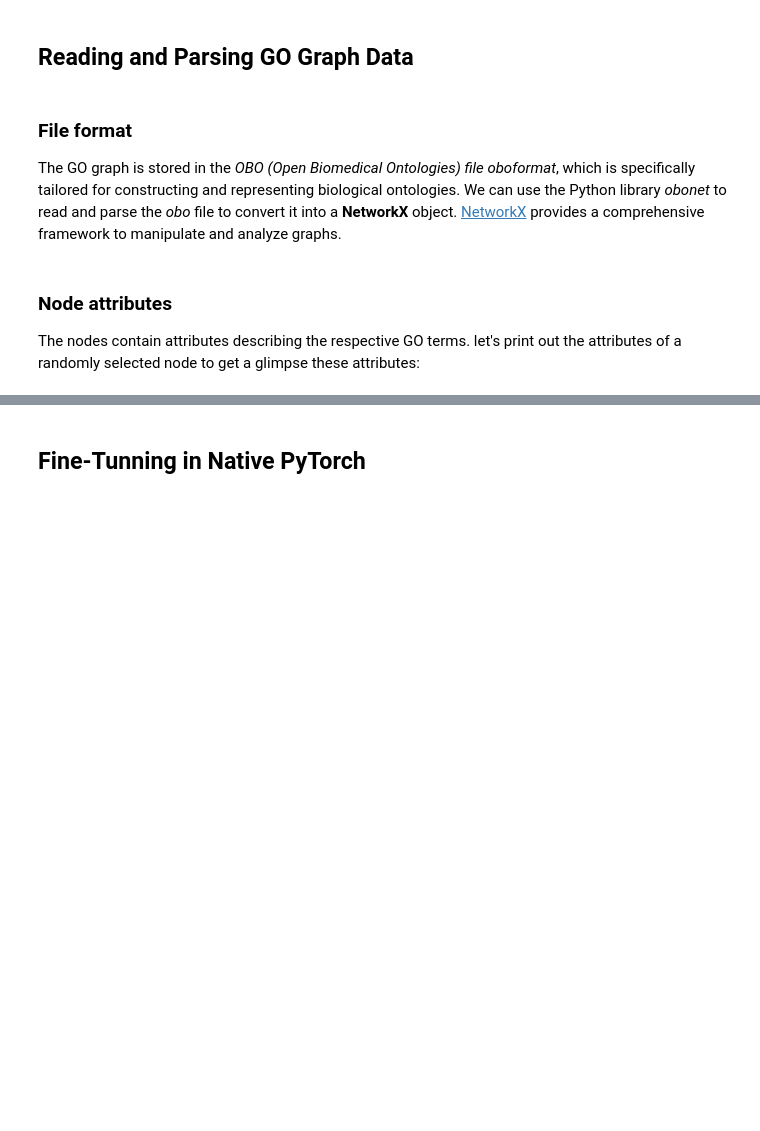
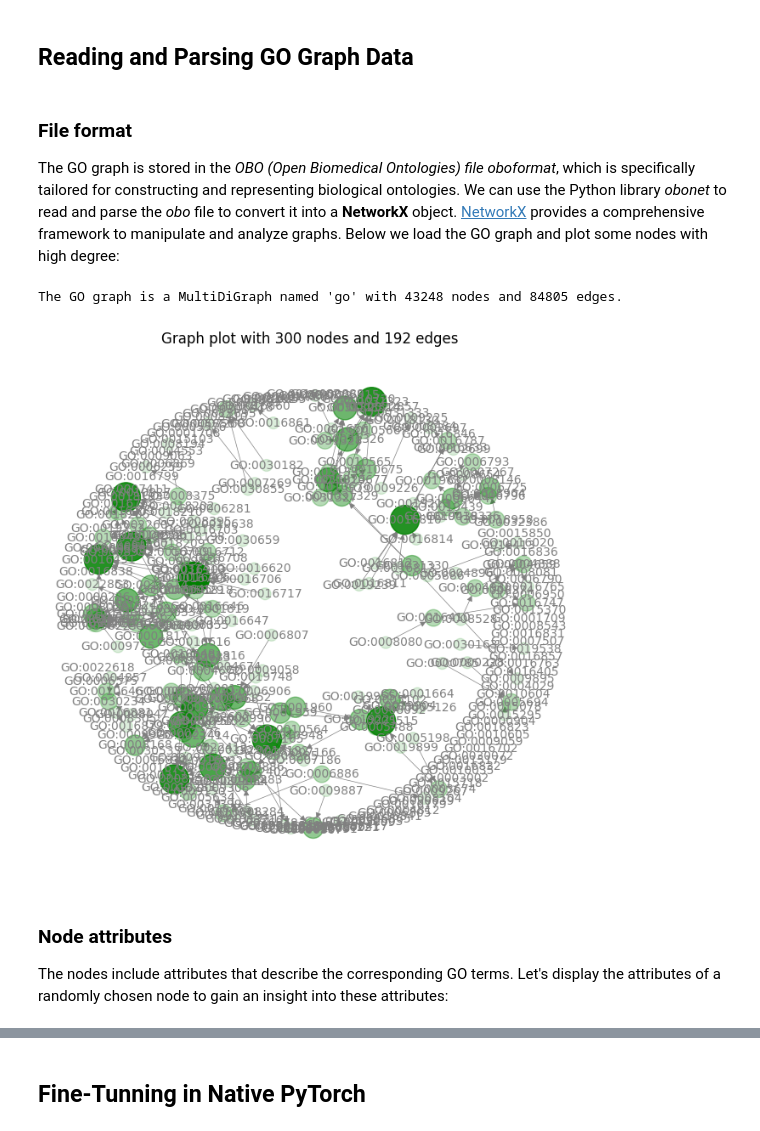
Before and after one commit to matiollipt/GO-graph-definition-text-transformer, a Jupyter notebook: transformer_main.ipynb, the cells around one changed output, grey strips where cells are left out. Drawn from its saved outputs; the diff is of its cells as text; code cells hidden in the pictures; blank space fills up the shorter version.

```diff
--- a/transformer_main.ipynb
+++ b/transformer_main.ipynb
@@ -98,4 +174,4 @@ def plot_cm(y_true: pd.Series, y_pred: pd.Series):
 # %% [markdown]
 ### File format
 
-The GO graph is stored in the *OBO (Open Biomedical Ontologies) file oboformat*, which is specifically tailored for constructing and representing biological ontologies. We can use the Python library *obonet* to read and parse the *obo* file to convert it into a **NetworkX** object. [NetworkX](https://networkx.org/) provides a comprehensive framework to manipulate and analyze graphs.
+The GO graph is stored in the *OBO (Open Biomedical Ontologies) file oboformat*, which is specifically tailored for constructing and representing biological ontologies. We can use the Python library *obonet* to read and parse the *obo* file to convert it into a **NetworkX** object. [NetworkX](https://networkx.org/) provides a comprehensive framework to manipulate and analyze graphs. Below we load the GO graph and plot some nodes with high degree:
@@ -106,6 +178,27 @@ print(f"The GO graph is a {go_graph}.")
+# %%
+from obonet import read_obo
+
+go_graph = read_obo(home_dir.joinpath("data/go-basic.obo"))
+print(f"The GO graph is a {go_graph}.")
+
+# select nodes with high degree
+node_list = [n for n in go_graph.nodes() if go_graph.degree(n) > 20]
+
+# plotting subgraph
+plot_graph(
+    G=go_graph,
+    plot_nodes=node_list,
+    plot_all=False,
+    num_nodes=300,
+    iterations=500,
+    font_color="grey",
+)
+# %% [output]
+The GO graph is a MultiDiGraph named 'go' with 43248 nodes and 84805 edges.
+[figure, added]
 # %% [markdown]
 ### Node attributes
 
-The nodes contain attributes describing the respective GO terms. let's print out the attributes of a randomly selected node to get a glimpse these attributes:
+The nodes include attributes that describe the corresponding GO terms. Let's display the attributes of a randomly chosen node to gain an insight into these attributes:
 # %%
 go_graph.nodes()[random.choice([x for x in go_graph.nodes()])]
```
Also changed, not shown: parts of 45 cells of this notebook.
